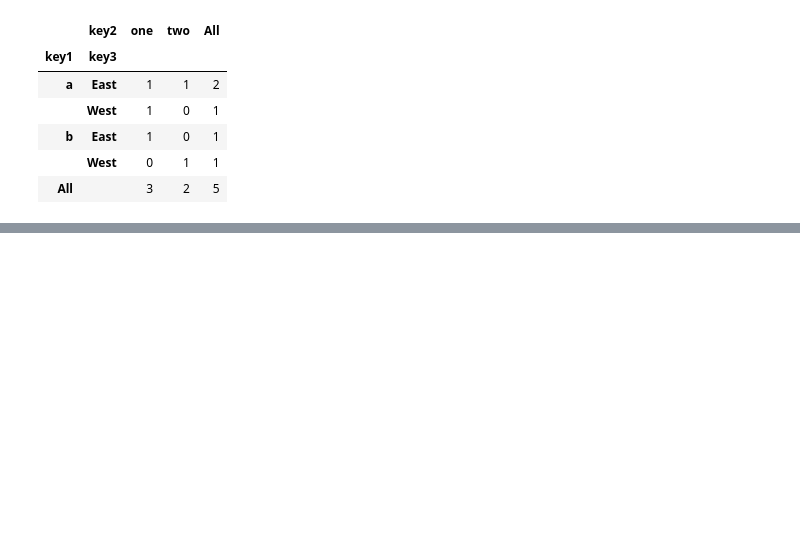
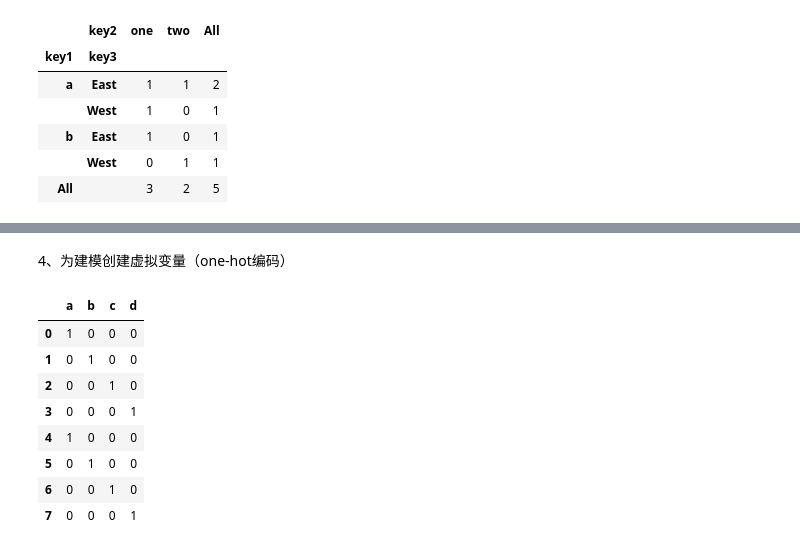
Before and after one commit to thirsd/tutorial, a Jupyter notebook: pandas.ipynb, the cells around one changed output, grey strips where cells are left out. Drawn from its saved outputs; the diff is of its cells as text; code cells hidden in the pictures; blank space fills up the shorter version.

```diff
--- a/pandas.ipynb
+++ b/pandas.ipynb
@@ -3383,0 +3581,17 @@ pd.crosstab([df.key1,df.key3],df.key2,margins=True)
+# %% [markdown]
+4、为建模创建虚拟变量（one-hot编码）
+# %%
+# 将分类数据转换为虚拟变量，也称为onehot编码。
+# 创建一个不同类别的列的DataFrame；这些列包含给定分类的1s，其它为0。
+cat_s = pd.Series(['a', 'b', 'c', 'd'] * 2, dtype='category')
+pd.get_dummies(cat_s)
+# %% [output]
+|  | a | b | c | d |
+| 0 | 1 | 0 | 0 | 0 |
+| 1 | 0 | 1 | 0 | 0 |
+| 2 | 0 | 0 | 1 | 0 |
+| 3 | 0 | 0 | 0 | 1 |
+| 4 | 1 | 0 | 0 | 0 |
+| 5 | 0 | 1 | 0 | 0 |
+| 6 | 0 | 0 | 1 | 0 |
+| 7 | 0 | 0 | 0 | 1 |
```
Also changed, not shown: parts of 51 cells of this notebook.
